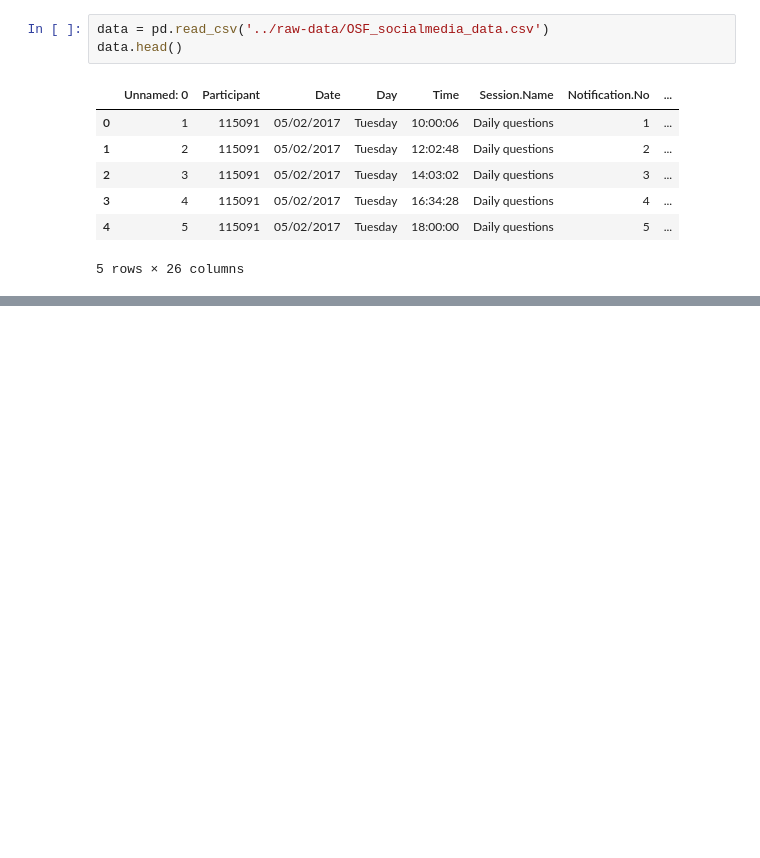
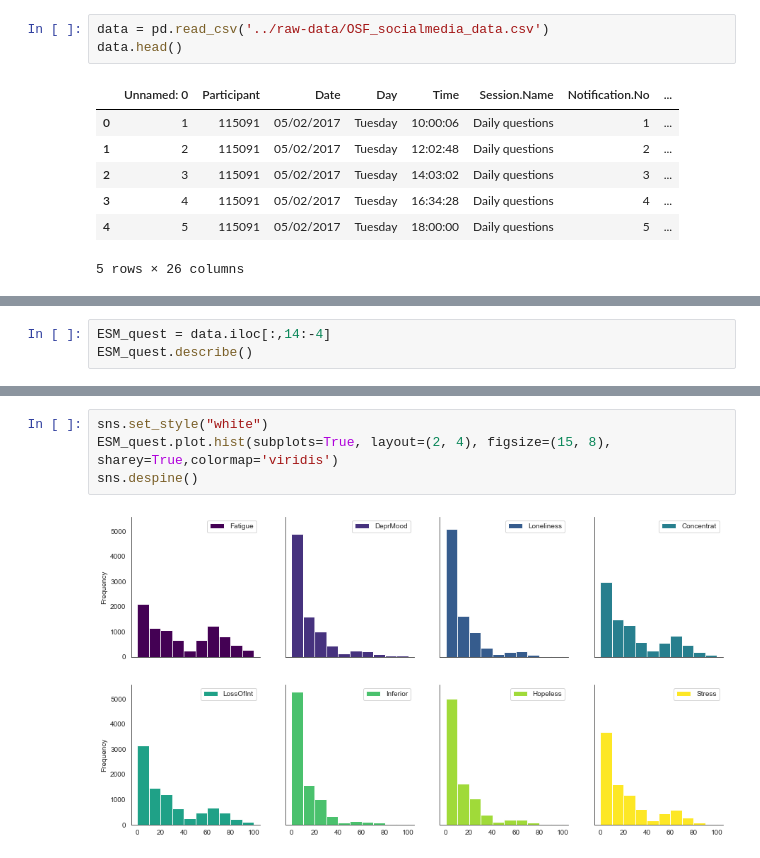
Before and after one commit to serNAVARRO7/AISaturdays-depresion-rrss, a Jupyter notebook: scripts/depresion-rrss.ipynb, the cells around one changed output, grey strips where cells are left out. Saved outputs shown, nothing was run; the diff lists cells and outputs as text; blank space fills up the shorter version.

```diff
--- a/scripts/depresion-rrss.ipynb
+++ b/scripts/depresion-rrss.ipynb
@@ -89,0 +53,3 @@ Name: Active, Length: 100, dtype: int64
+# %%
+ESM_quest = data.iloc[:,14:-4]
+ESM_quest.describe()
@@ -89,0 +66,6 @@ Name: Active, Length: 100, dtype: int64
+# %%
+sns.set_style("white")
+ESM_quest.plot.hist(subplots=True, layout=(2, 4), figsize=(15, 8), sharey=True,colormap='viridis')
+sns.despine()
+# %% [output]
+[figure, added]
```
Also changed, not shown: parts of 27 cells of this notebook, 1 other file.
